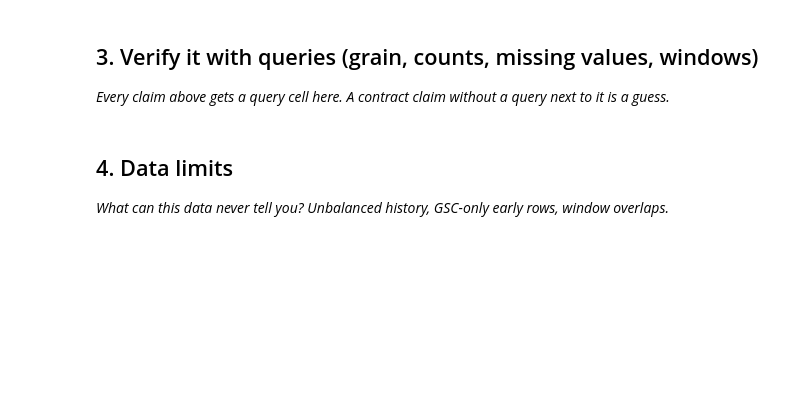
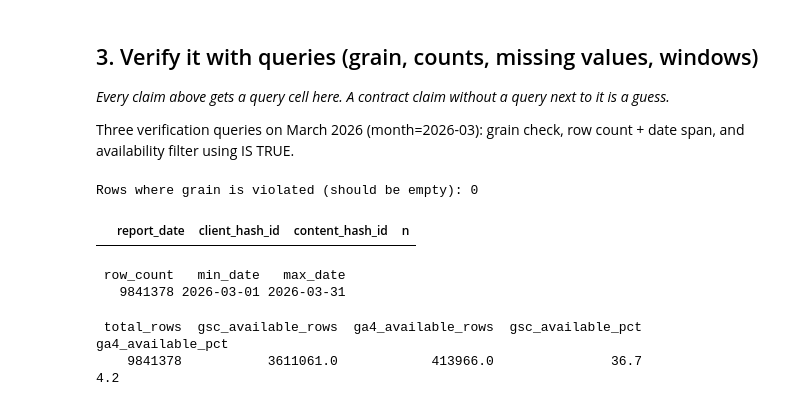
Before and after one commit to ProNomanRizvi/flyrank-ml-internship, a Jupyter notebook: work/notebooks/w03_data_contract.ipynb, the cells around one changed output. Cells and saved outputs as stored; diff of their text form; code cells hidden in the pictures; blank space fills up the shorter version.

Commit message:
Complete ML-04: data contract, verification queries, feature frame, leakage trap on March 2026 warehouse data

```diff
--- a/work/notebooks/w03_data_contract.ipynb
+++ b/work/notebooks/w03_data_contract.ipynb
@@ -22,0 +18,18 @@ This skeleton is yours to fill. Work the sections **in order** — each one has
+# %%
+%pip -q install duckdb huggingface_hub
+
+import os
+from google.colab import userdata
+HF_TOKEN = os.environ.get("HF_TOKEN") or userdata.get("HF_TOKEN")
+
+import duckdb
+con = duckdb.connect()
+con.execute(f"CREATE OR REPLACE SECRET hf (TYPE huggingface, TOKEN '{HF_TOKEN}')")
+
+REL = "hf://datasets/FlyRank/internship-warehouse"
+TABLES = {
+    "dim_clients": f"read_parquet('{REL}/dim_clients.parquet')",
+    "dim_content": f"read_parquet('{REL}/dim_content.parquet')",
+    "fact_daily":  f"read_parquet('{REL}/fact_content_daily_performance/**/*.parquet')",
+}
+print("Connected. Tables registered:", list(TABLES.keys()))
@@ -24,3 +73,6 @@ This skeleton is yours to fill. Work the sections **in order** — each one has
 ## 3. Verify it with queries (grain, counts, missing values, windows)
 
 *Every claim above gets a query cell here. A contract claim without a query next to it is a guess.*
+
+Three verification queries on March 2026 (month=2026-03): grain check, row count + date span,
+and availability filter using IS TRUE.
@@ -30,4 +78,0 @@ This skeleton is yours to fill. Work the sections **in order** — each one has
-# %% [markdown]
-## 4. Data limits
-
-*What can this data never tell you? Unbalanced history, GSC-only early rows, window overlaps.*
@@ -36,0 +79,38 @@ This skeleton is yours to fill. Work the sections **in order** — each one has
+# %%
+grain_check = con.sql(f"""
+    SELECT report_date, client_hash_id, content_hash_id, COUNT(*) AS n
+    FROM {TABLES['fact_daily']}
+    WHERE month = '2026-03'
+    GROUP BY 1, 2, 3
+    HAVING COUNT(*) > 1
+    LIMIT 5
+""").df()
+print(f"Rows where grain is violated (should be empty): {len(grain_check)}")
+grain_check
+# %% [output]
+Rows where grain is violated (should be empty): 0
+|  | report_date | client_hash_id | content_hash_id | n |
+# %%
+counts = con.sql(f"""
+    SELECT COUNT(*) AS row_count, MIN(report_date) AS min_date, MAX(report_date) AS max_date
+    FROM {TABLES['fact_daily']}
+    WHERE month = '2026-03'
+""").df()
+print(counts.to_string(index=False))
+# %% [output]
+ row_count   min_date   max_date
+   9841378 2026-03-01 2026-03-31
+# %%
+availability = con.sql(f"""
+    SELECT COUNT(*) AS total_rows,
+           SUM(CASE WHEN gsc_data_available IS TRUE THEN 1 ELSE 0 END) AS gsc_available_rows,
+           SUM(CASE WHEN ga4_data_available IS TRUE THEN 1 ELSE 0 END) AS ga4_available_rows
+    FROM {TABLES['fact_daily']}
+    WHERE month = '2026-03'
+""").df()
+availability["gsc_available_pct"] = (availability["gsc_available_rows"] / availability["total_rows"] * 100).round(1)
+availability["ga4_available_pct"] = (availability["ga4_available_rows"] / availability["total_rows"] * 100).round(1)
+print(availability.to_string(index=False))
+# %% [output]
+ total_rows  gsc_available_rows  ga4_available_rows  gsc_available_pct  ga4_available_pct
+    9841378           3611061.0            413966.0               36.7                4.2
```
Also changed, not shown: parts of 21 cells of this notebook.
